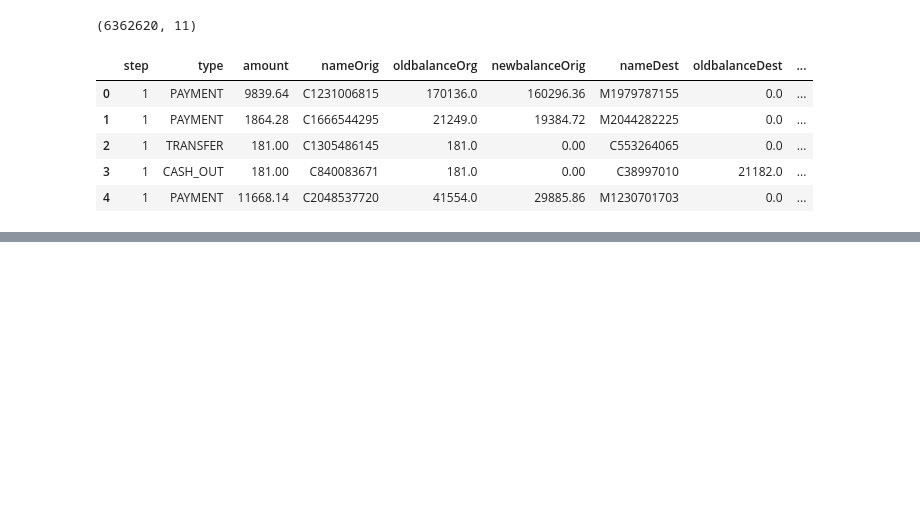
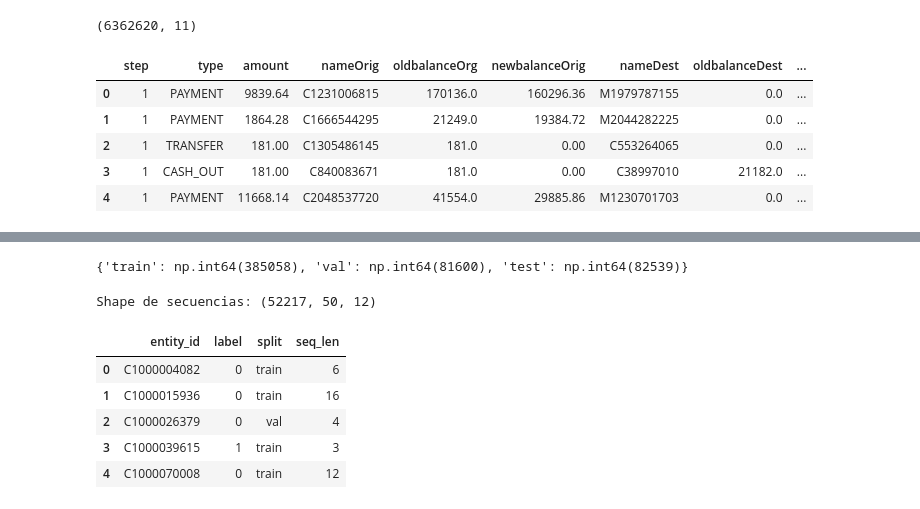
Before and after one commit to nilsmuralles/P2-Deep, a Jupyter notebook: 01_ingenieria_datos.ipynb, the cells around one changed output, grey strips where cells are left out. Drawn from its saved outputs; the diff is of its cells as text; code cells hidden in the pictures; blank space fills up the shorter version.

```diff
--- a/01_ingenieria_datos.ipynb
+++ b/01_ingenieria_datos.ipynb
@@ -37,0 +97,17 @@ df.head()
+# %%
+entity_ids = np.array(df_sampled["nameDest"].unique(), dtype=object)
+labels = entity_labels.loc[entity_ids].to_numpy()
+
+train_ids, temp_ids, train_y, temp_y = train_test_split(
+    entity_ids, labels, test_size=0.30, stratify=labels, random_state=42)
+val_ids, test_ids, val_y, test_y = train_test_split(
+    temp_ids, temp_y, test_size=0.50, stratify=temp_y, random_state=42)
+
+split_map = {}
+for eid in train_ids: split_map[eid] = "train"
+for eid in val_ids: split_map[eid] = "val"
+for eid in test_ids: split_map[eid] = "test"
+df_sampled["split"] = df_sampled["nameDest"].map(split_map)
+print({s: (df_sampled["split"] == s).sum() for s in ["train", "val", "test"]})
+# %% [output]
+{'train': np.int64(385058), 'val': np.int64(81600), 'test': np.int64(82539)}
@@ -37,0 +122,41 @@ df.head()
+# %%
+N_FEATURES = norm_features.shape[1]
+sequences = np.zeros((len(entity_ids), MAX_SEQ_LEN, N_FEATURES), dtype="float32")
+seq_lengths = np.zeros(len(entity_ids), dtype="int32")
+
+entity_to_idx = {eid: i for i, eid in enumerate(entity_ids)}
+row_entity = df_sampled["nameDest"].to_numpy()
+
+per_entity_rows = {}
+for row_idx, eid in enumerate(row_entity):
+    per_entity_rows.setdefault(eid, []).append(row_idx)
+
+for eid, rows in per_entity_rows.items():
+    i = entity_to_idx[eid]
+    L = min(len(rows), MAX_SEQ_LEN)
+    seq_lengths[i] = L
+    sequences[i, :L, :] = norm_features[rows[:L]]
+
+print("Shape de secuencias:", sequences.shape)
+# %% [output]
+Shape de secuencias: (52217, 50, 12)
+# %%
+entity_split = df_sampled.drop_duplicates("nameDest").set_index("nameDest")["split"]
+meta = pd.DataFrame({
+    "entity_id": entity_ids,
+    "label": labels,
+    "split": entity_split.loc[entity_ids].to_numpy(),
+    "seq_len": seq_lengths,
+})
+meta.to_csv("C1_output_meta.csv", index=False)
+np.save("C1_output_sequences.npy", sequences)
+with open("C1_output_feature_names.json", "w") as f:
+    json.dump(FEATURE_NAMES, f)
+meta.head()
+# %% [output]
+|  | entity_id | label | split | seq_len |
+| 0 | C1000004082 | 0 | train | 6 |
+| 1 | C1000015936 | 0 | train | 16 |
+| 2 | C1000026379 | 0 | val | 4 |
+| 3 | C1000039615 | 1 | train | 3 |
+| 4 | C1000070008 | 0 | train | 12 |
```
Also changed, not shown: parts of 15 cells of this notebook, 1 other file.
